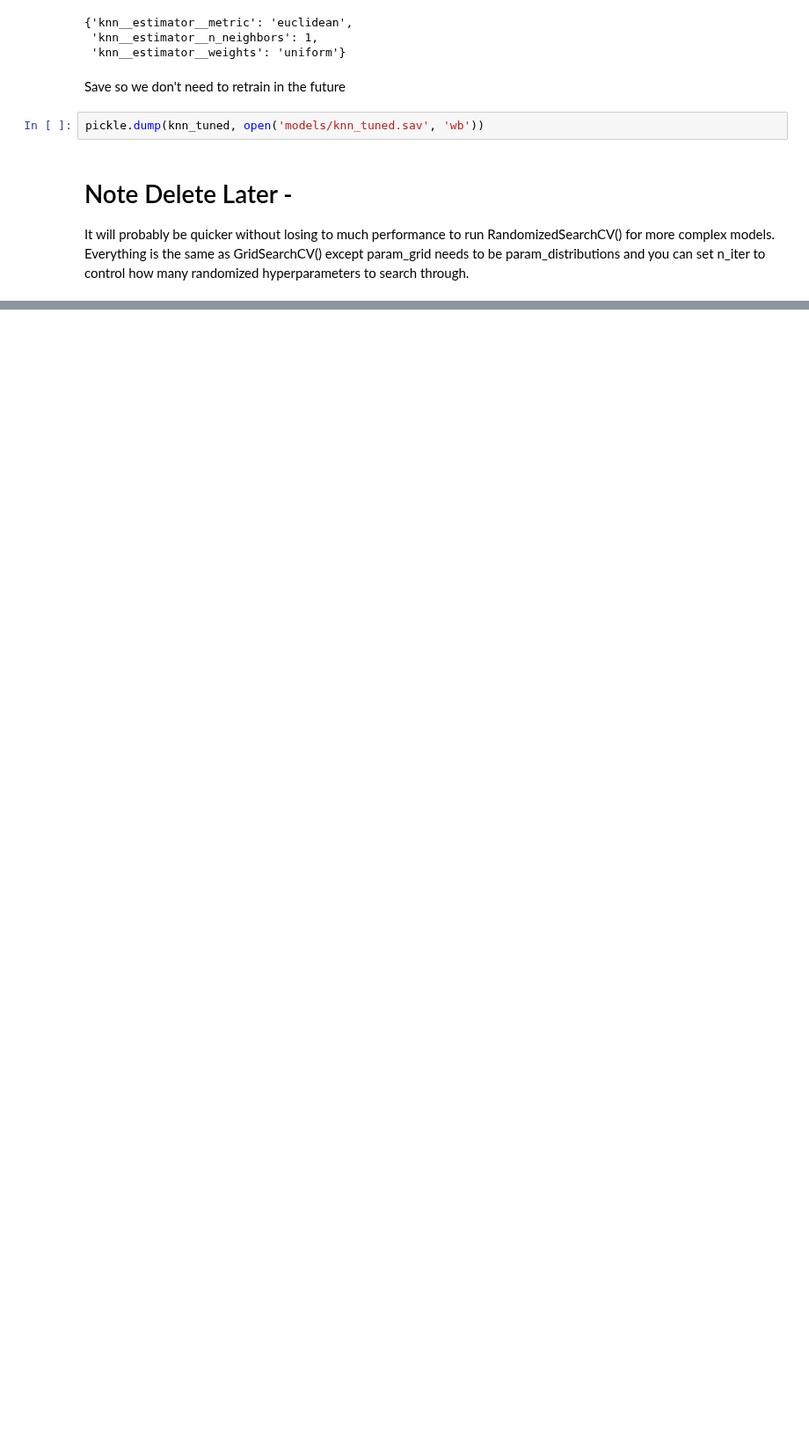
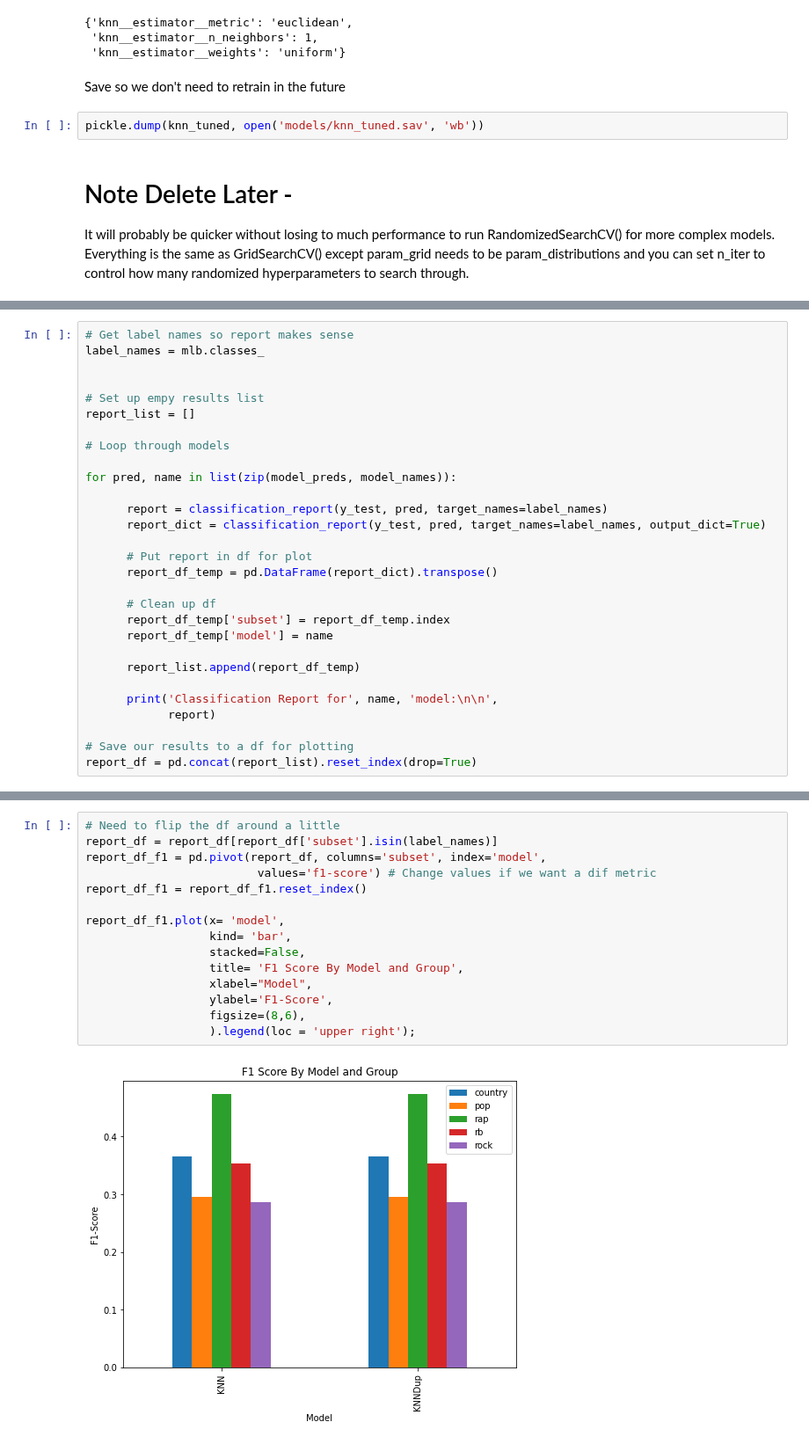
Before and after one commit to hunterblum/Multi-Genre-Classification, a Jupyter notebook: 04_Modeling.ipynb, the cells around one changed output, grey strips where cells are left out. Shown at 88% size. Saved outputs shown, nothing was run; the diff lists cells and outputs as text; blank space fills up the shorter version.

```diff
--- a/04_Modeling.ipynb
+++ b/04_Modeling.ipynb
@@ -122,0 +145,29 @@ array([[0, 0, 0, 0, 1],
+# %%
+# Get label names so report makes sense
+label_names = mlb.classes_
+
+
+# Set up empy results list
+report_list = []
+
+# Loop through models
+
+for pred, name in list(zip(model_preds, model_names)):
+
+      report = classification_report(y_test, pred, target_names=label_names)
+      report_dict = classification_report(y_test, pred, target_names=label_names, output_dict=True)
+
+      # Put report in df for plot
+      report_df_temp = pd.DataFrame(report_dict).transpose()
+
+      # Clean up df
+      report_df_temp['subset'] = report_df_temp.index
+      report_df_temp['model'] = name
+
+      report_list.append(report_df_temp)
+
+      print('Classification Report for', name, 'model:\n\n',
+            report)
+
+# Save our results to a df for plotting
+report_df = pd.concat(report_list).reset_index(drop=True)
@@ -122,0 +225,17 @@ array([[0, 0, 0, 0, 1],
+# %%
+# Need to flip the df around a little
+report_df = report_df[report_df['subset'].isin(label_names)]
+report_df_f1 = pd.pivot(report_df, columns='subset', index='model',
+                         values='f1-score') # Change values if we want a dif metric
+report_df_f1 = report_df_f1.reset_index()
+
+report_df_f1.plot(x= 'model',
+                  kind= 'bar',
+                  stacked=False,
+                  title= 'F1 Score By Model and Group',
+                  xlabel="Model",
+                  ylabel='F1-Score',
+                  figsize=(8,6),
+                  ).legend(loc = 'upper right');
+# %% [output]
+[figure, added]
```
Also changed, not shown: parts of 13 cells of this notebook, 1 other file.
